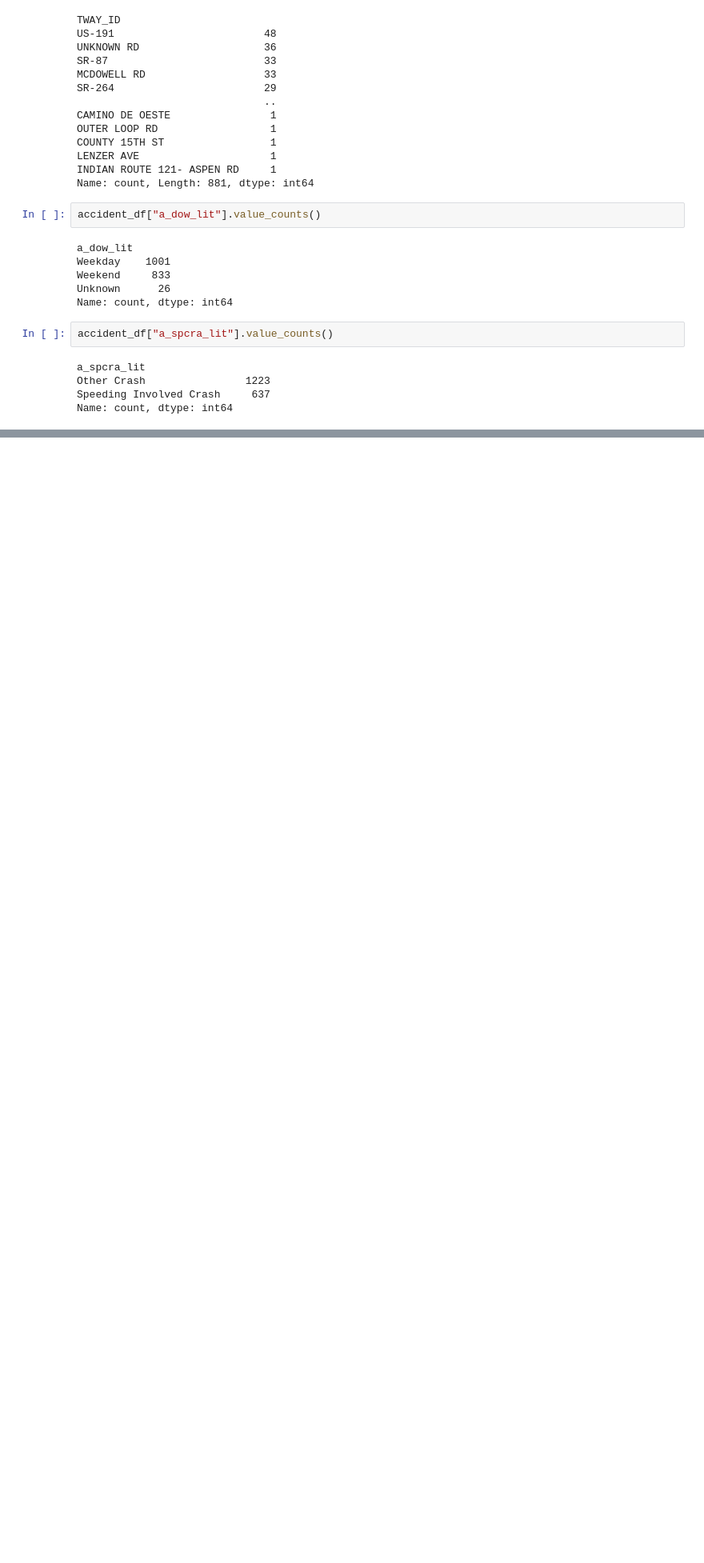
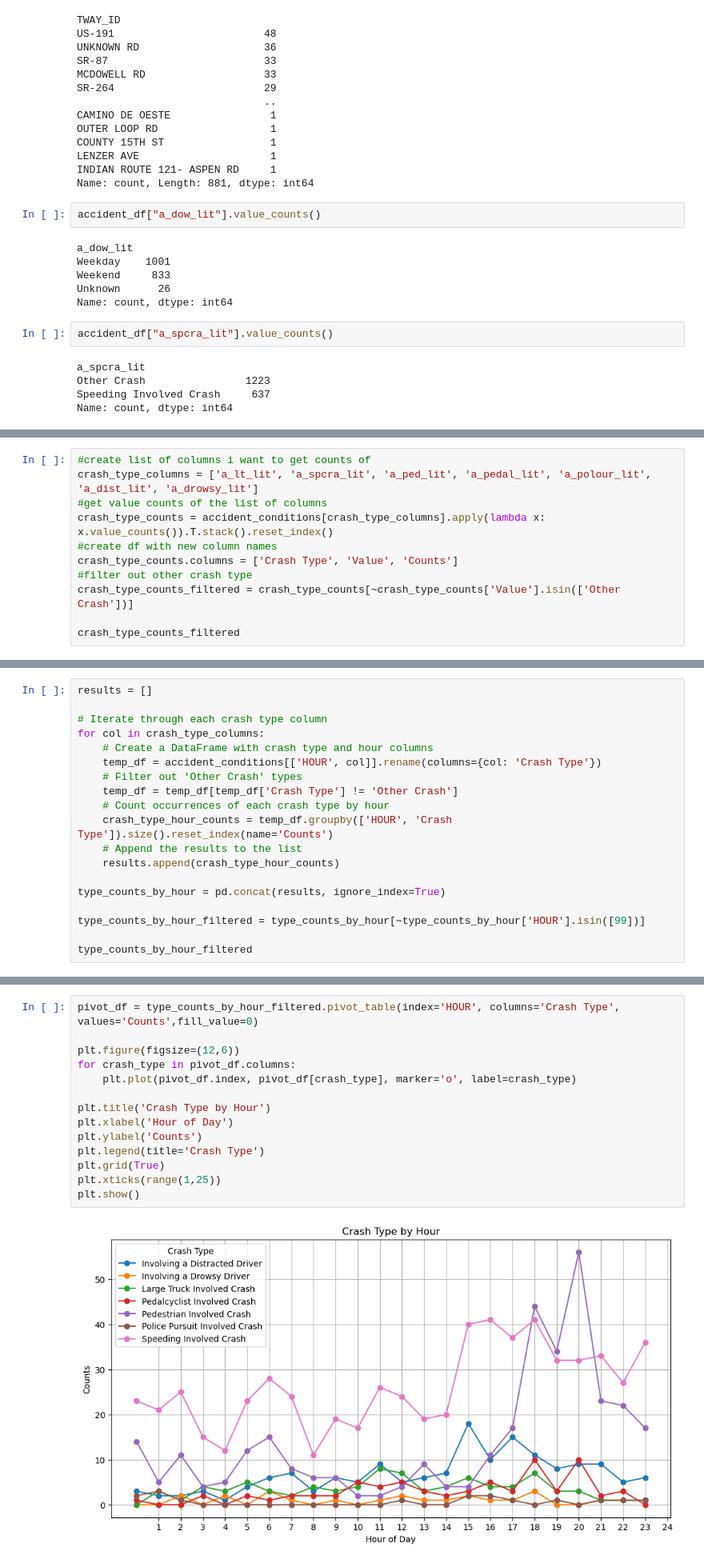
Before and after one commit to DeanRaynes/python-project-1, a Jupyter notebook: Accident Data Only.ipynb, the cells around one changed output, grey strips where cells are left out. Shown: that part at 80% size. Saved outputs shown, nothing was run; the diff lists cells and outputs as text; blank space fills up the shorter version.

```diff
--- a/Accident Data Only.ipynb
+++ b/Accident Data Only.ipynb
@@ -126,0 +199,11 @@ Name: count, dtype: int64
+# %%
+#create list of columns i want to get counts of
+crash_type_columns = ['a_lt_lit', 'a_spcra_lit', 'a_ped_lit', 'a_pedal_lit', 'a_polour_lit', 'a_dist_lit', 'a_drowsy_lit']
+#get value counts of the list of columns
+crash_type_counts = accident_conditions[crash_type_columns].apply(lambda x: x.value_counts()).T.stack().reset_index()
+#create df with new column names
+crash_type_counts.columns = ['Crash Type', 'Value', 'Counts']
+#filter out other crash type
+crash_type_counts_filtered = crash_type_counts[~crash_type_counts['Value'].isin(['Other Crash'])]
+
+crash_type_counts_filtered
@@ -126,0 +219,19 @@ Name: count, dtype: int64
+# %%
+results = []
+
+# Iterate through each crash type column
+for col in crash_type_columns:
+    # Create a DataFrame with crash type and hour columns
+    temp_df = accident_conditions[['HOUR', col]].rename(columns={col: 'Crash Type'})
+    # Filter out 'Other Crash' types
+    temp_df = temp_df[temp_df['Crash Type'] != 'Other Crash']
+    # Count occurrences of each crash type by hour
+    crash_type_hour_counts = temp_df.groupby(['HOUR', 'Crash Type']).size().reset_index(name='Counts')
+    # Append the results to the list
+    results.append(crash_type_hour_counts)
+
+type_counts_by_hour = pd.concat(results, ignore_index=True)
+
+type_counts_by_hour_filtered = type_counts_by_hour[~type_counts_by_hour['HOUR'].isin([99])]
+
+type_counts_by_hour_filtered
@@ -126,0 +252,16 @@ Name: count, dtype: int64
+# %%
+pivot_df = type_counts_by_hour_filtered.pivot_table(index='HOUR', columns='Crash Type', values='Counts',fill_value=0)
+
+plt.figure(figsize=(12,6))
+for crash_type in pivot_df.columns:
+    plt.plot(pivot_df.index, pivot_df[crash_type], marker='o', label=crash_type)
+
+plt.title('Crash Type by Hour')
+plt.xlabel('Hour of Day')
+plt.ylabel('Counts')
+plt.legend(title='Crash Type')
+plt.grid(True)
+plt.xticks(range(1,25))
+plt.show()
+# %% [output]
+[figure, added]
```
Also changed, not shown: parts of 9 cells of this notebook.
